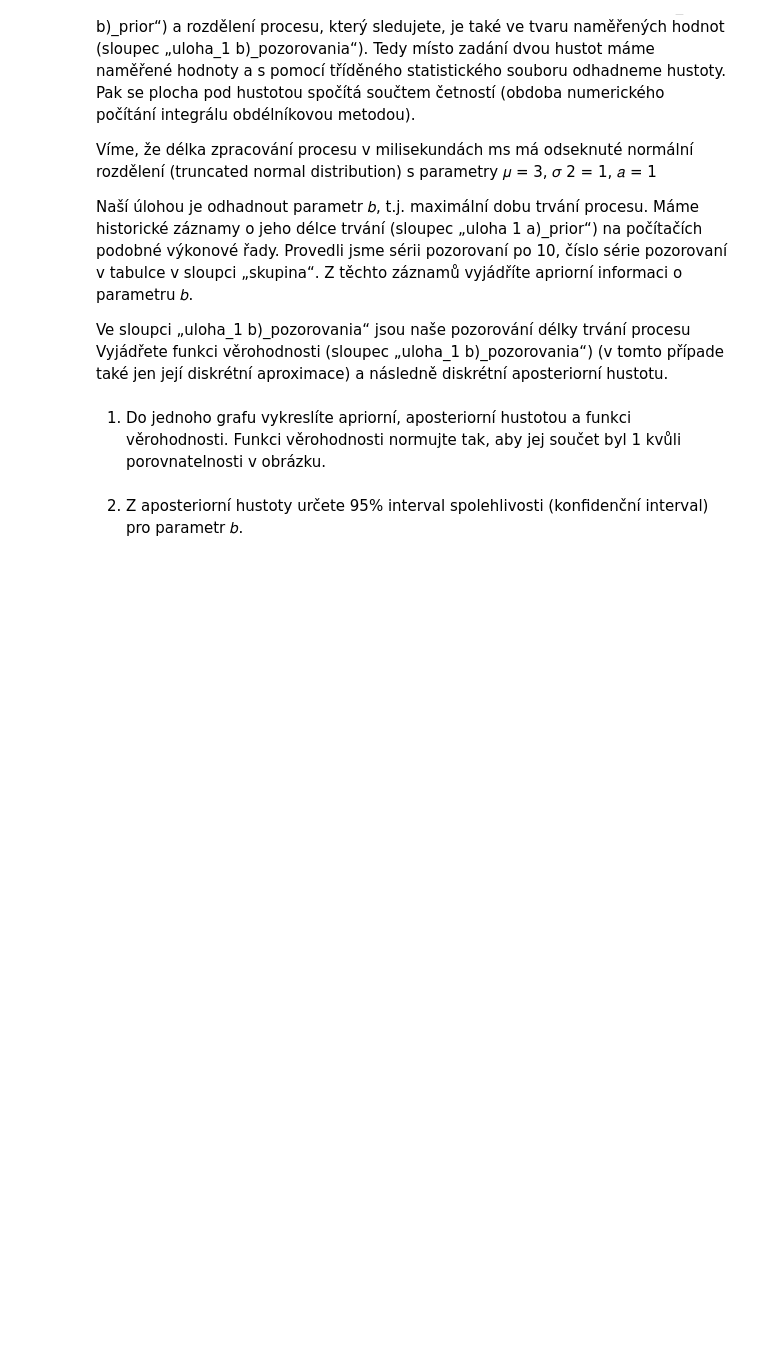
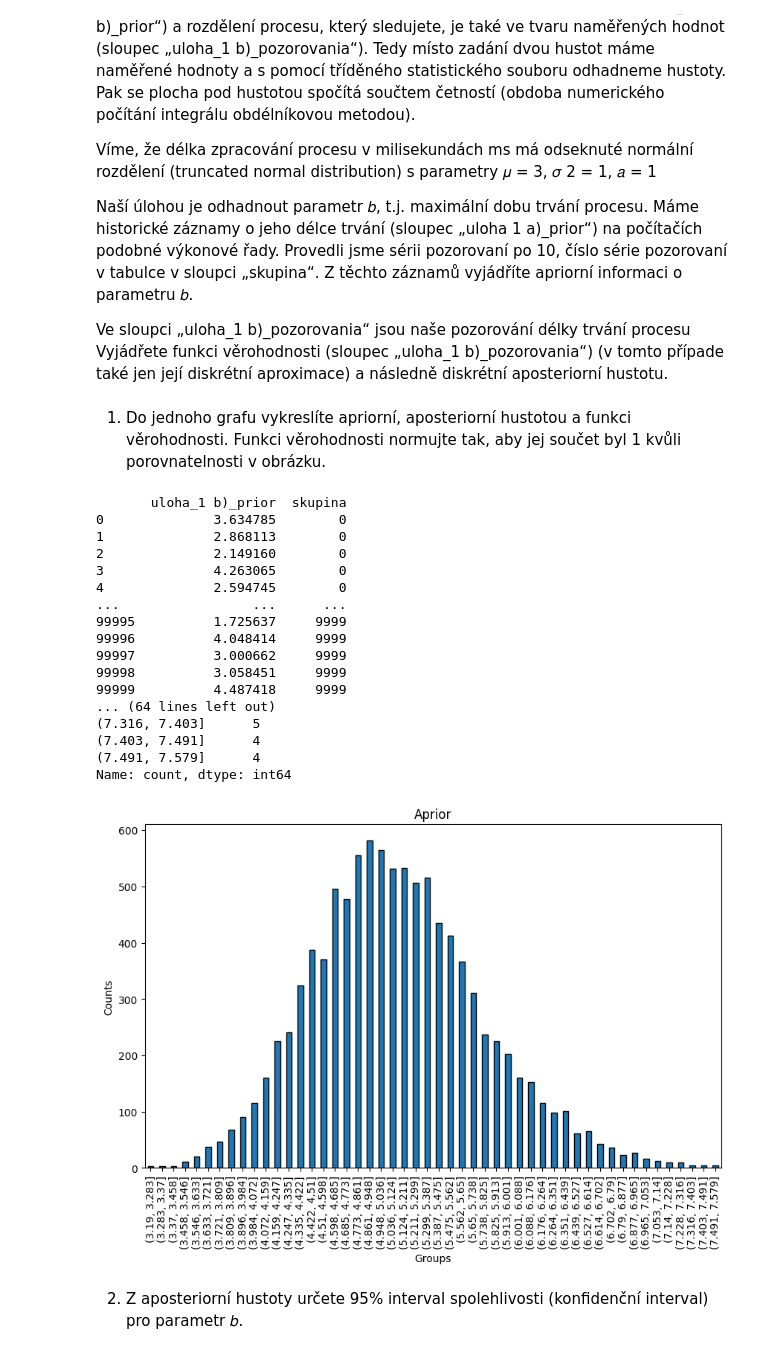
Before and after one commit to jakubKuznik/MSP-2-project, a Jupyter notebook: Kuzník_MSP_2-projekt.ipynb, the cells around one changed output. Saved outputs shown, nothing was run; the diff lists cells and outputs as text; code cells hidden in the pictures; blank space fills up the shorter version.

```diff
--- a/Kuzník_MSP_2-projekt.ipynb
+++ b/Kuzník_MSP_2-projekt.ipynb
@@ -35,12 +35,12 @@ alfa_prior=10
 beta_prior=5
 
 # Na základě našich dat převedeme aprior. na poster. pravděpodobnost
-data_uloha1 = pd.read_csv('1-measurements.csv')
-pozorovani = data_uloha1['uloha_1 a)'].dropna().tolist()
+data_uloha_1 = pd.read_csv('1-measurements.csv')
+data_pozorovani_1a = data_uloha_1['uloha_1 a)'].dropna().tolist()
 
 # Aktualizace apriorní pravděpodobnosti na aposteriorní pravděpodobnost
-alfa_posterior = alfa_prior + np.sum(pozorovani)
-beta_posterior = beta_prior + len(pozorovani)
+alfa_posterior = alfa_prior + np.sum(data_pozorovani_1a)
+beta_posterior = beta_prior + len(data_pozorovani_1a)
 # nova lambda
 l_posterior = alfa_posterior / beta_posterior
 
@@ -174,6 +171,64 @@ Ve sloupci „uloha_1 b)_pozorovania“ jsou naše pozorování délky trvání
 1) Do jednoho grafu vykreslíte apriorní, aposteriorní hustotou a funkci věrohodnosti.
 Funkci věrohodnosti normujte tak, aby jej součet byl 1 kvůli porovnatelnosti
 v obrázku.
+# %%
+# Historicke zaznamy o delce trvání zpracování procesu
+# serie pozorovani po 10
+# ([délka trváni],[serie_pozorovani])
+data_1b_prior = data_uloha_1[['uloha_1 b)_prior', 'skupina']].dropna()
+# Nase pozorovani délky trvání procesu
+data_1b_pozorovani = data_uloha_1['uloha_1 b)_pozorování'].dropna().tolist()
+
+print(data_1b_prior)
+
+# APRIOR
+# najdu nejvetsi hodnotu v kazde skupine
+idxmax_values = data_1b_prior.groupby('skupina')['uloha_1 b)_prior'].idxmax()
+# z techto nejvetsich hodnot udelame datovou sadu
+new_dataset_1b = data_1b_prior.loc[idxmax_values]
+# Vytvorime diskretni rozdeleni pro nasi novou sadu
+#    tak ze cely interval hodnot rozdelime na x hodnot
+#   - kazdemu intervalu dame představitele (střední hodnotu)
+#   - timto ziskame ruzne pravdepodobnoti pro parametr B
+
+grouped_counts = pd.cut(new_dataset_1b['uloha_1 b)_prior'], bins=50).value_counts()
+# seřazení podle intervalu
+grouped_counts = grouped_counts.sort_index()
+
+print(new_dataset_1b)
+
+print(grouped_counts)
+
+grouped_counts.plot(kind='bar', edgecolor='black', figsize=(10, 6))
+plt.title('Aprior')
+plt.xlabel('Groups')
+plt.ylabel('Counts')
+plt.show()
+
+
+mi_1b=3
+rozpyl_1b=1
+a_1b=1
+# b odhadujeme (maximální dobu trvání zpracování procesu)
+# %% [output]
+       uloha_1 b)_prior  skupina
+0              3.634785        0
+1              2.868113        0
+2              2.149160        0
+3              4.263065        0
+4              2.594745        0
+...                 ...      ...
+99995          1.725637     9999
+99996          4.048414     9999
+99997          3.000662     9999
+99998          3.058451     9999
+99999          4.487418     9999
+... (64 lines left out)
+(7.316, 7.403]      5
+(7.403, 7.491]      4
+(7.491, 7.579]      4
+Name: count, dtype: int64
+[figure, added]
 # %% [markdown]
 2) Z aposteriorní hustoty určete 95% interval spolehlivosti (konfidenční interval) pro
 parametr 𝑏.
```
Also changed, not shown: parts of 2 cells of this notebook.
